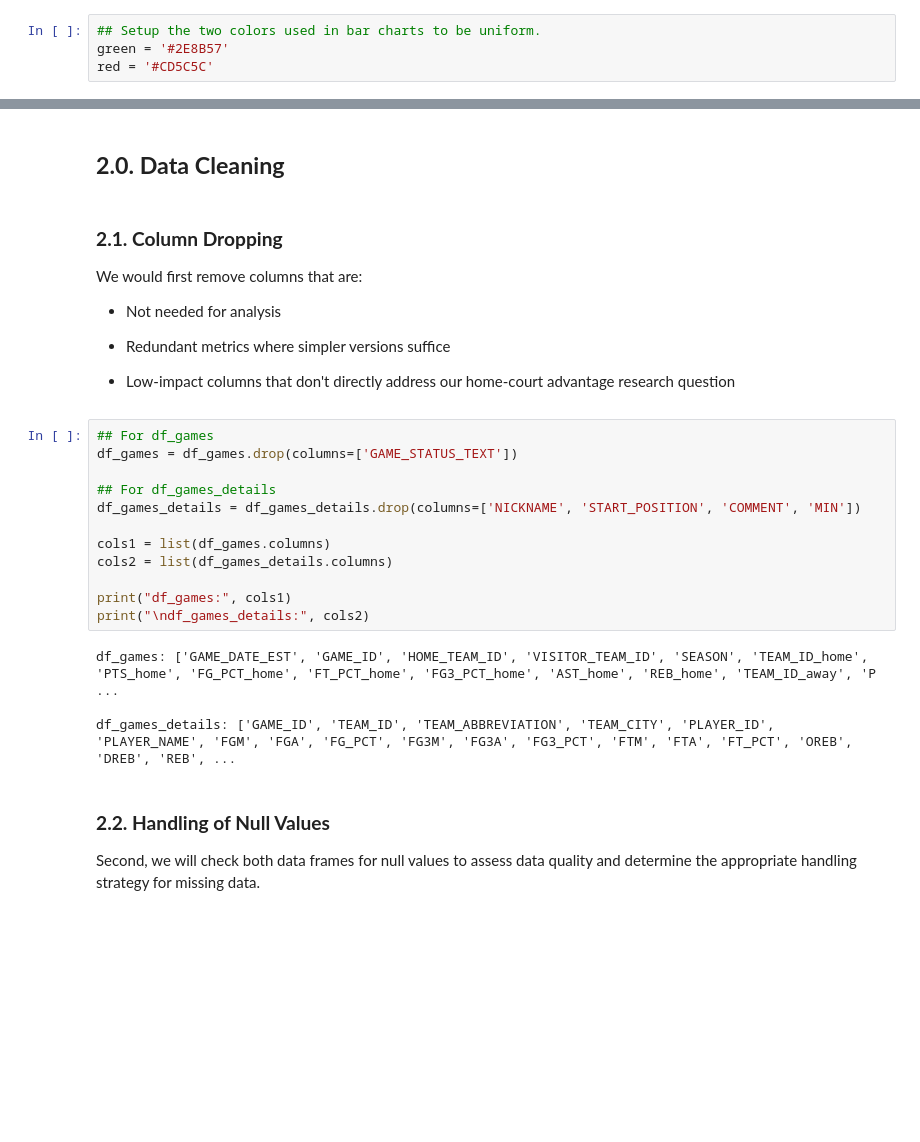
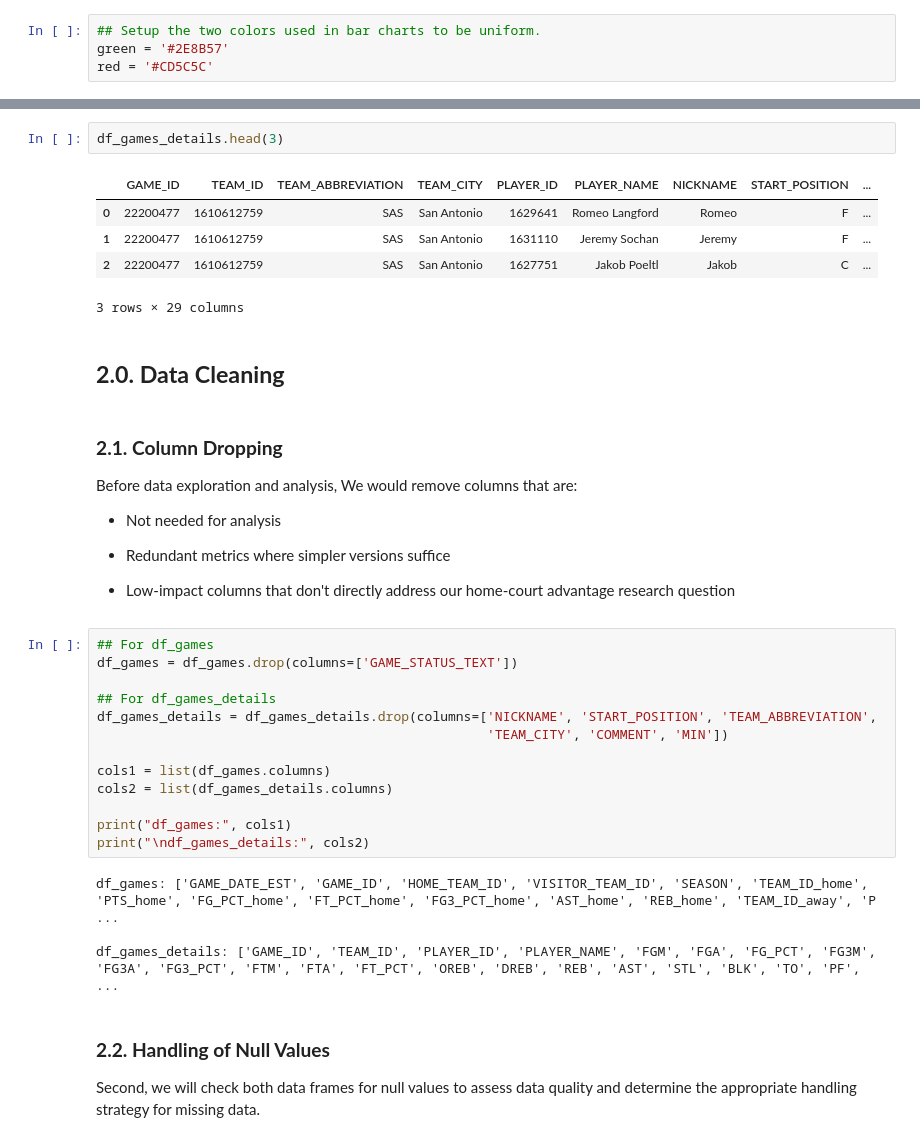
Before and after one commit to joshuanicoo/DATA100-EDA-Finals, a Jupyter notebook: main.ipynb, the cells around one changed output, grey strips where cells are left out. Drawn from its saved outputs; the diff is of its cells as text; blank space fills up the shorter version.

```diff
--- a/main.ipynb
+++ b/main.ipynb
@@ -27,8 +169,16 @@ df_games = pd.read_csv('./Unclean Data/games.csv')
+# %%
+df_games_details.head(3)
+# %% [output]
+|  | GAME_ID | TEAM_ID | TEAM_ABBREVIATION | TEAM_CITY | PLAYER_ID | PLAYER_NAME | NICKNAME | START_POSITION | ... |
+| 0 | 22200477 | 1610612759 | SAS | San Antonio | 1629641 | Romeo Langford | Romeo | F | ... |
+| 1 | 22200477 | 1610612759 | SAS | San Antonio | 1631110 | Jeremy Sochan | Jeremy | F | ... |
+| 2 | 22200477 | 1610612759 | SAS | San Antonio | 1627751 | Jakob Poeltl | Jakob | C | ... |
+3 rows × 29 columns
 # %% [markdown]
 ## **2.0. Data Cleaning**
 # %% [markdown]
 ### **2.1. Column Dropping**
-We would first remove columns that are:
+Before data exploration and analysis, We would remove columns that are:
 
 - Not needed for analysis
 
@@ -40,7 +190,8 @@ We would first remove columns that are:
 df_games = df_games.drop(columns=['GAME_STATUS_TEXT'])
 
 ## For df_games_details
-df_games_details = df_games_details.drop(columns=['NICKNAME', 'START_POSITION', 'COMMENT', 'MIN'])
+df_games_details = df_games_details.drop(columns=['NICKNAME', 'START_POSITION', 'TEAM_ABBREVIATION',
+                                                  'TEAM_CITY', 'COMMENT', 'MIN'])
 
 cols1 = list(df_games.columns)
 cols2 = list(df_games_details.columns)
@@ -50,7 +201,7 @@ print("\ndf_games_details:", cols2)
 # %% [output]
 df_games: ['GAME_DATE_EST', 'GAME_ID', 'HOME_TEAM_ID', 'VISITOR_TEAM_ID', 'SEASON', 'TEAM_ID_home', 'PTS_home', 'FG_PCT_home', 'FT_PCT_home', 'FG3_PCT_home', 'AST_home', 'REB_home', 'TEAM_ID_away', 'P ...
 
-df_games_details: ['GAME_ID', 'TEAM_ID', 'TEAM_ABBREVIATION', 'TEAM_CITY', 'PLAYER_ID', 'PLAYER_NAME', 'FGM', 'FGA', 'FG_PCT', 'FG3M', 'FG3A', 'FG3_PCT', 'FTM', 'FTA', 'FT_PCT', 'OREB', 'DREB', 'REB', ...
+df_games_details: ['GAME_ID', 'TEAM_ID', 'PLAYER_ID', 'PLAYER_NAME', 'FGM', 'FGA', 'FG_PCT', 'FG3M', 'FG3A', 'FG3_PCT', 'FTM', 'FTA', 'FT_PCT', 'OREB', 'DREB', 'REB', 'AST', 'STL', 'BLK', 'TO', 'PF',  ...
 # %% [markdown]
 ### **2.2. Handling of Null Values**
 Second, we will check both data frames for null values to assess data quality and determine the appropriate handling strategy for missing data.
```
Also changed, not shown: parts of 40 cells of this notebook.
